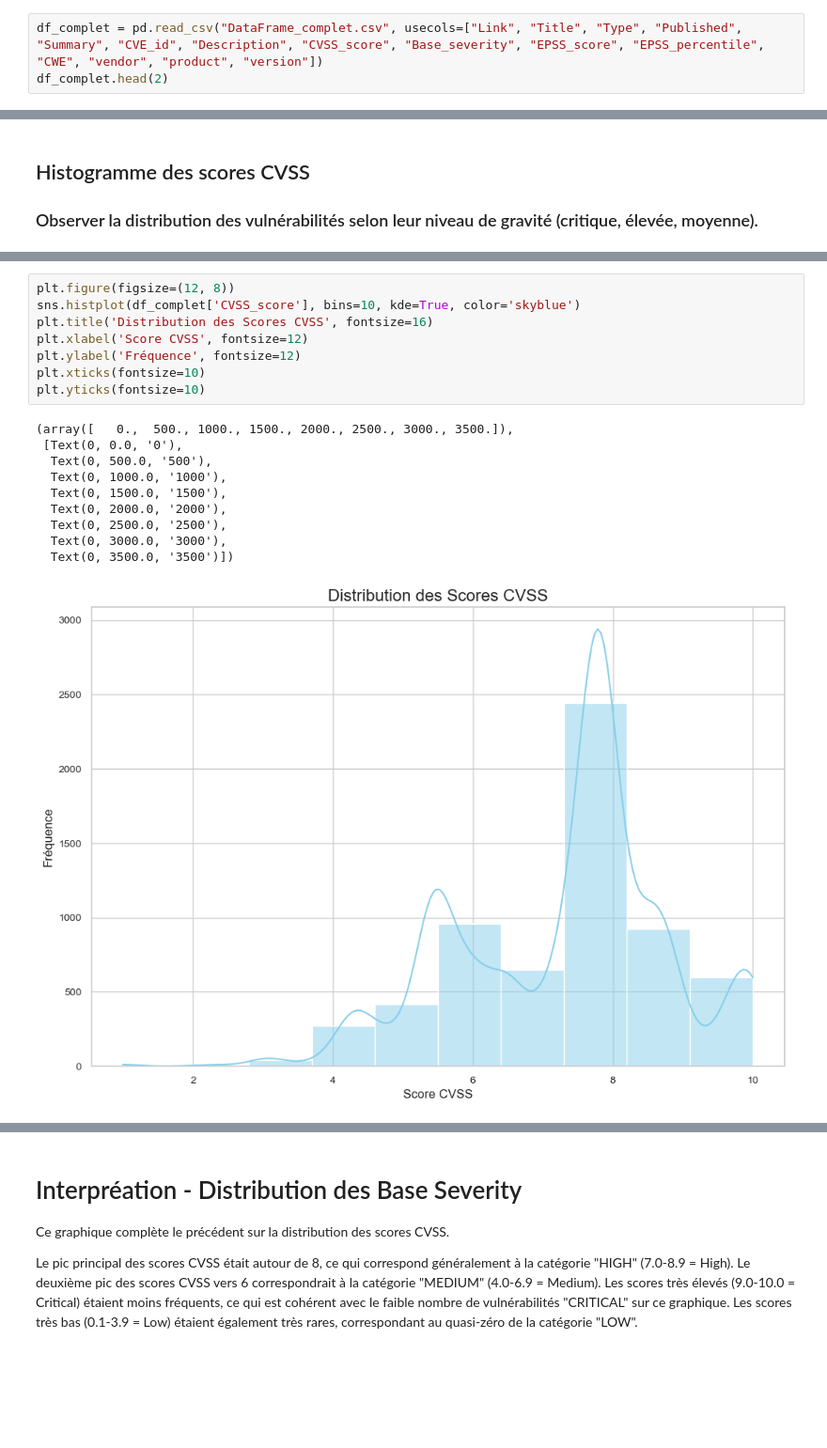
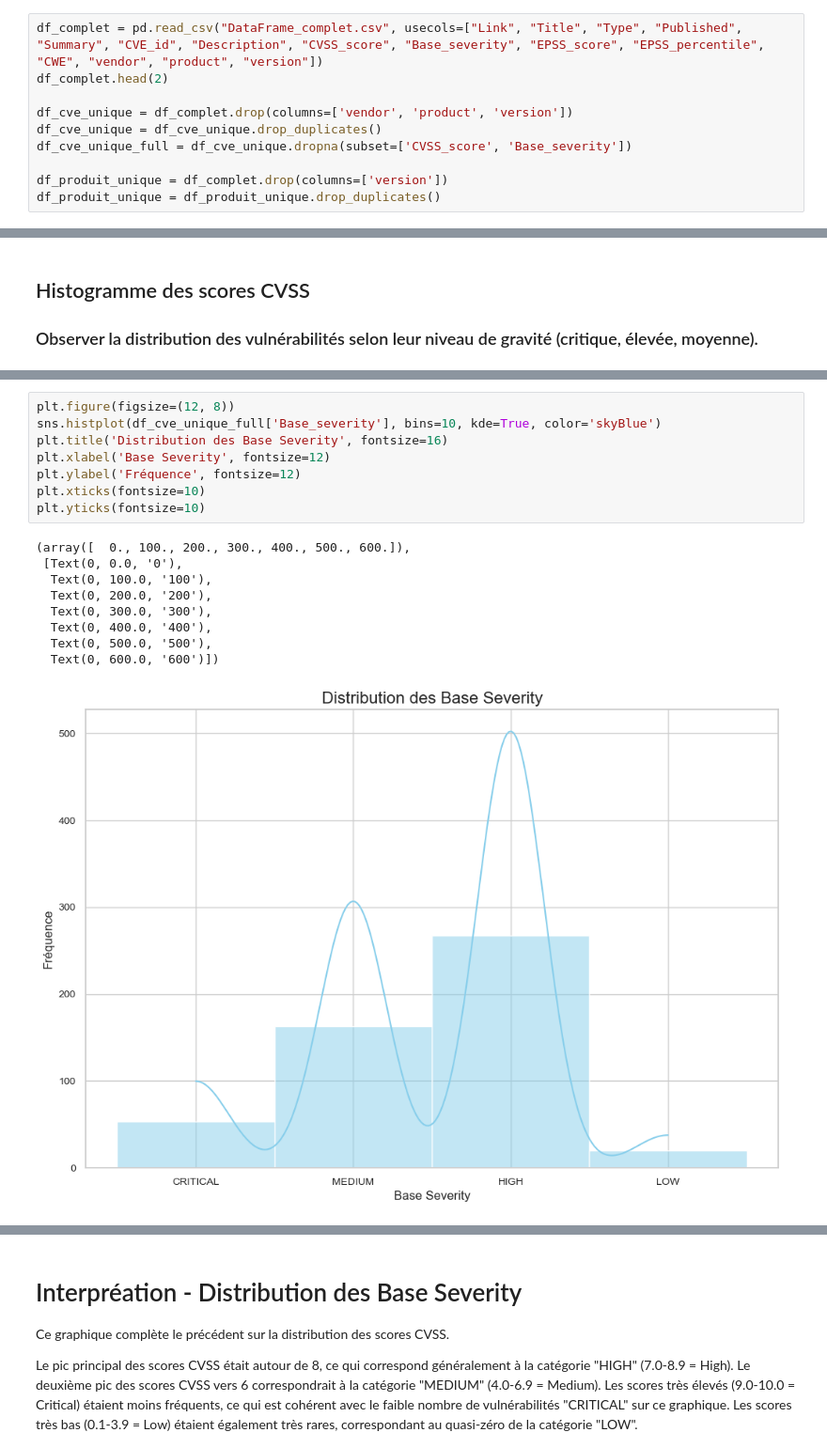
Before and after one commit to El0o/mastercamp-projet-final, a Jupyter notebook: Visualisation_ANSSI.ipynb, the cells around one changed output, grey strips where cells are left out. Shown at 94% size. Saved outputs shown, nothing was run; the diff lists cells and outputs as text; blank space fills up the shorter version.

```diff
--- a/Visualisation_ANSSI.ipynb
+++ b/Visualisation_ANSSI.ipynb
@@ -54,3 +14,10 @@ plt.show()
 # %%
 df_complet = pd.read_csv("DataFrame_complet.csv", usecols=["Link", "Title", "Type", "Published", "Summary", "CVE_id", "Description", "CVSS_score", "Base_severity", "EPSS_score", "EPSS_percentile", "CWE", "vendor", "product", "version"])
 df_complet.head(2)
+
+df_cve_unique = df_complet.drop(columns=['vendor', 'product', 'version'])
+df_cve_unique = df_cve_unique.drop_duplicates()
+df_cve_unique_full = df_cve_unique.dropna(subset=['CVSS_score', 'Base_severity'])
+
+df_produit_unique = df_complet.drop(columns=['version'])
+df_produit_unique = df_produit_unique.drop_duplicates()
@@ -64,19 +62,18 @@ df_complet.head(2)
 # %%
 plt.figure(figsize=(12, 8))
-sns.histplot(df_complet['CVSS_score'], bins=10, kde=True, color='skyblue')
-plt.title('Distribution des Scores CVSS', fontsize=16)
-plt.xlabel('Score CVSS', fontsize=12)
+sns.histplot(df_cve_unique_full['Base_severity'], bins=10, kde=True, color='skyBlue')
+plt.title('Distribution des Base Severity', fontsize=16)
+plt.xlabel('Base Severity', fontsize=12)
 plt.ylabel('Fréquence', fontsize=12)
 plt.xticks(fontsize=10)
 plt.yticks(fontsize=10)
 # %% [output]
-(array([   0.,  500., 1000., 1500., 2000., 2500., 3000., 3500.]),
+(array([  0., 100., 200., 300., 400., 500., 600.]),
  [Text(0, 0.0, '0'),
+  Text(0, 100.0, '100'),
+  Text(0, 200.0, '200'),
+  Text(0, 300.0, '300'),
+  Text(0, 400.0, '400'),
   Text(0, 500.0, '500'),
-  Text(0, 1000.0, '1000'),
-  Text(0, 1500.0, '1500'),
-  Text(0, 2000.0, '2000'),
-  Text(0, 2500.0, '2500'),
-  Text(0, 3000.0, '3000'),
-  Text(0, 3500.0, '3500')])
+  Text(0, 600.0, '600')])
-[figure, old version]
+[figure, new version]
```
Also changed, not shown: parts of 36 cells of this notebook.
